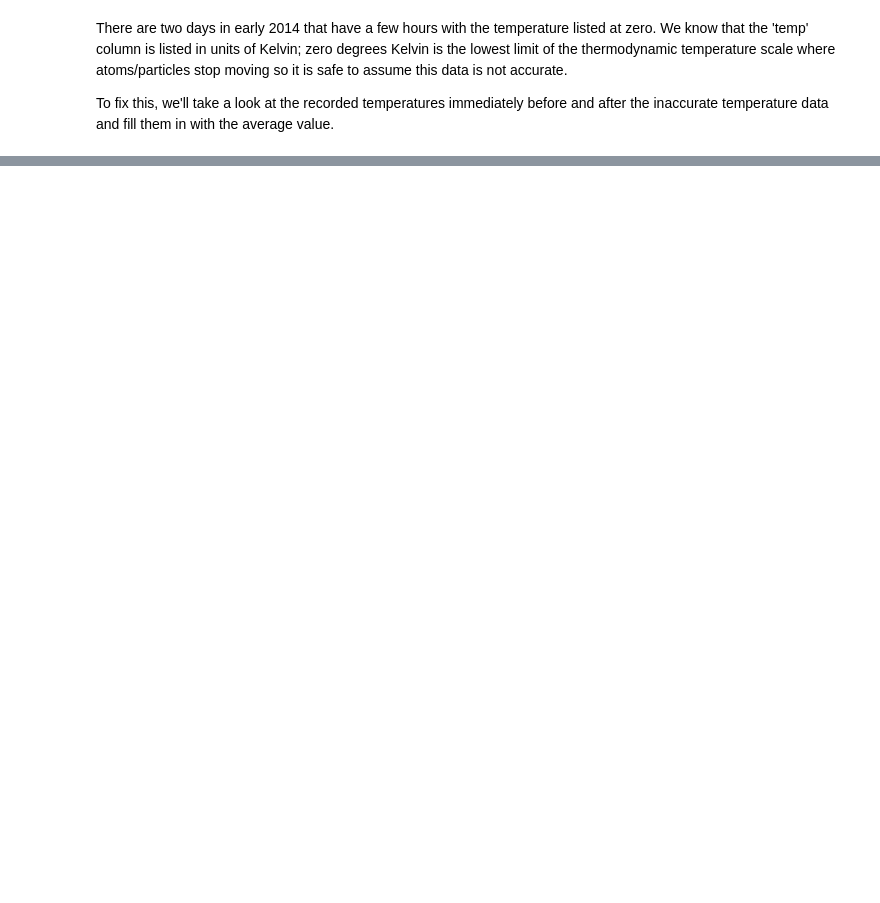
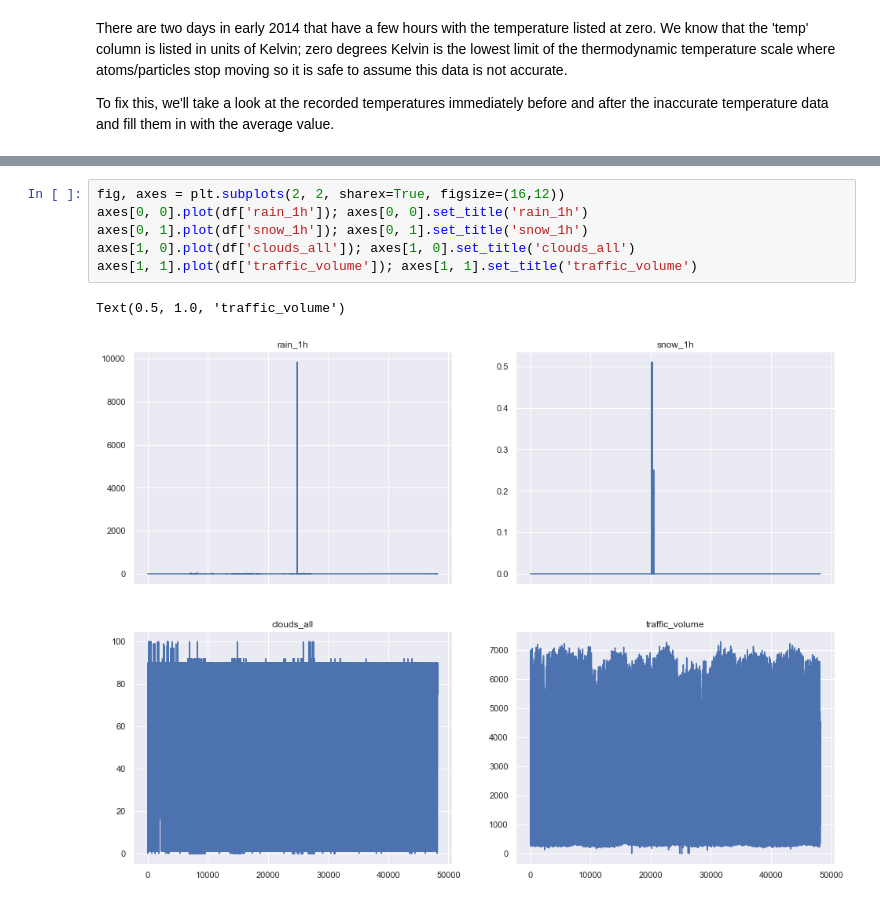
Before and after one commit to pschulk/I-94-Traffic-Volume-Predictions, a Jupyter notebook: EDA Notebook.ipynb, the cells around one changed output, grey strips where cells are left out. Drawn from its saved outputs; the diff is of its cells as text; blank space fills up the shorter version.

```diff
--- a/EDA Notebook.ipynb
+++ b/EDA Notebook.ipynb
@@ -136,0 +157,9 @@ The plot looks better now that we've filled in the zero values for the temperatu
+# %%
+fig, axes = plt.subplots(2, 2, sharex=True, figsize=(16,12))
+axes[0, 0].plot(df['rain_1h']); axes[0, 0].set_title('rain_1h')
+axes[0, 1].plot(df['snow_1h']); axes[0, 1].set_title('snow_1h')
+axes[1, 0].plot(df['clouds_all']); axes[1, 0].set_title('clouds_all')
+axes[1, 1].plot(df['traffic_volume']); axes[1, 1].set_title('traffic_volume')
+# %% [output]
+Text(0.5, 1.0, 'traffic_volume')
+[figure, added]
```
Also changed, not shown: parts of 47 cells of this notebook, 1 other file.
